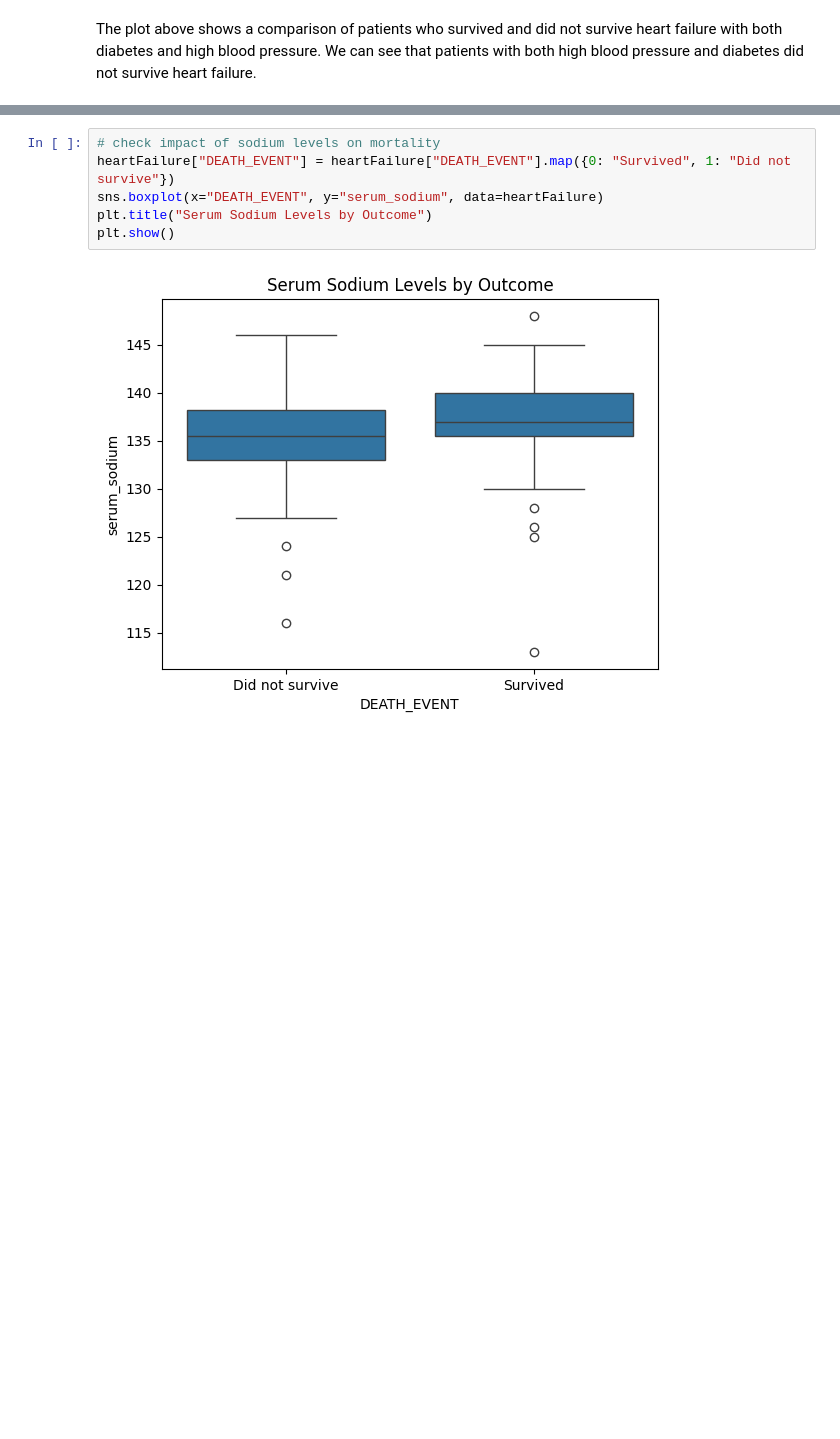
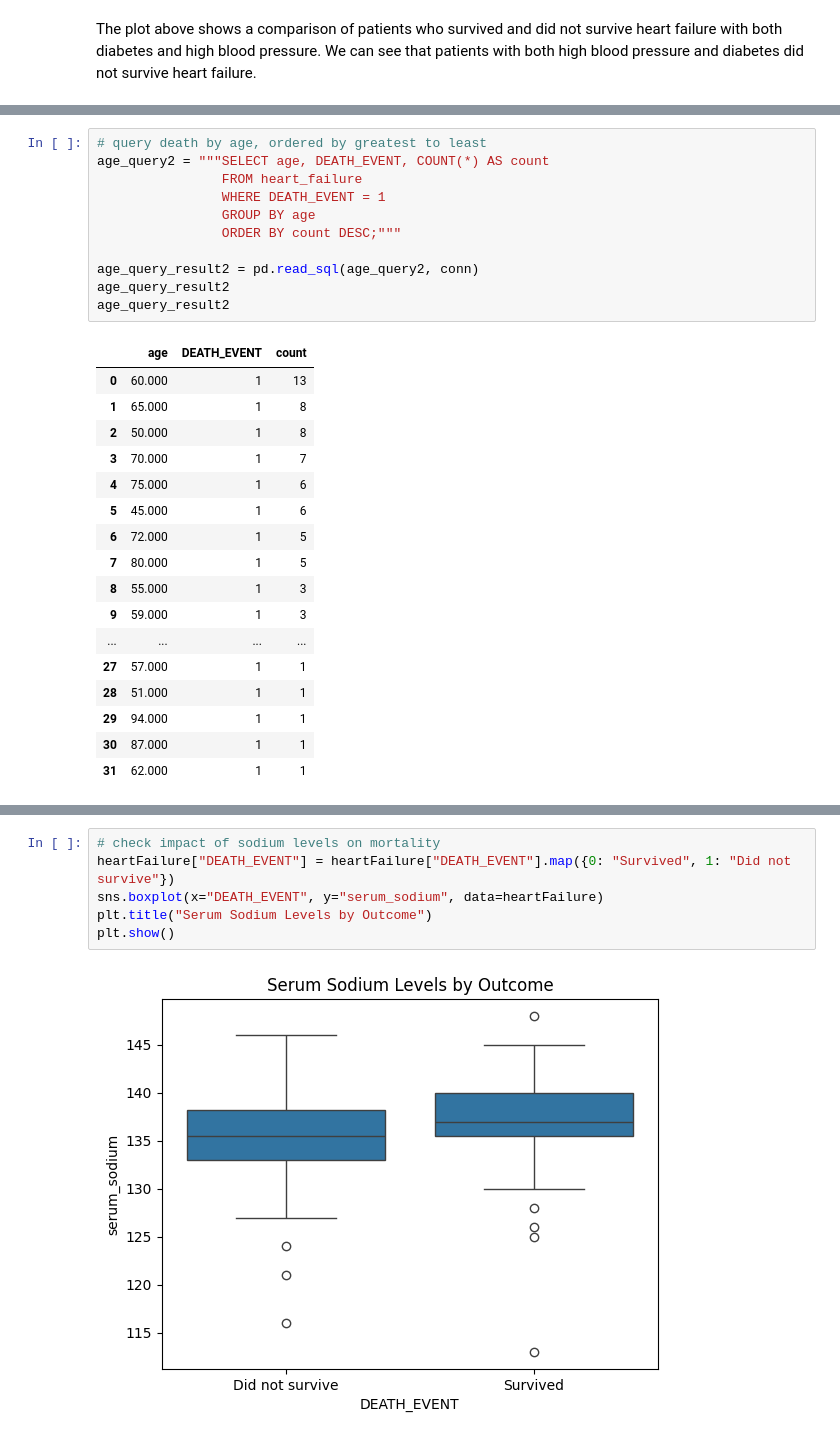
Before and after one commit to sophiaajensen/ADS507-TeamProject, a Jupyter notebook: team3notebook.ipynb, the cells around one changed output, grey strips where cells are left out. Drawn from its saved outputs; the diff is of its cells as text; blank space fills up the shorter version.

```diff
--- a/team3notebook.ipynb
+++ b/team3notebook.ipynb
@@ -125,0 +224,29 @@ The plot above shows a comparison of patients who survived and did not survive h
+# %%
+# query death by age, ordered by greatest to least
+age_query2 = """SELECT age, DEATH_EVENT, COUNT(*) AS count
+                FROM heart_failure
+                WHERE DEATH_EVENT = 1
+                GROUP BY age
+                ORDER BY count DESC;"""
+
+age_query_result2 = pd.read_sql(age_query2, conn)
+age_query_result2
+age_query_result2
+# %% [output]
+|  | age | DEATH_EVENT | count |
+| 0 | 60.000 | 1 | 13 |
+| 1 | 65.000 | 1 | 8 |
+| 2 | 50.000 | 1 | 8 |
+| 3 | 70.000 | 1 | 7 |
+| 4 | 75.000 | 1 | 6 |
+| 5 | 45.000 | 1 | 6 |
+| 6 | 72.000 | 1 | 5 |
+| 7 | 80.000 | 1 | 5 |
+| 8 | 55.000 | 1 | 3 |
+| 9 | 59.000 | 1 | 3 |
+| ... | ... | ... | ... |
+| 27 | 57.000 | 1 | 1 |
+| 28 | 51.000 | 1 | 1 |
+| 29 | 94.000 | 1 | 1 |
+| 30 | 87.000 | 1 | 1 |
+| 31 | 62.000 | 1 | 1 |
```
Also changed, not shown: parts of 26 cells of this notebook.
